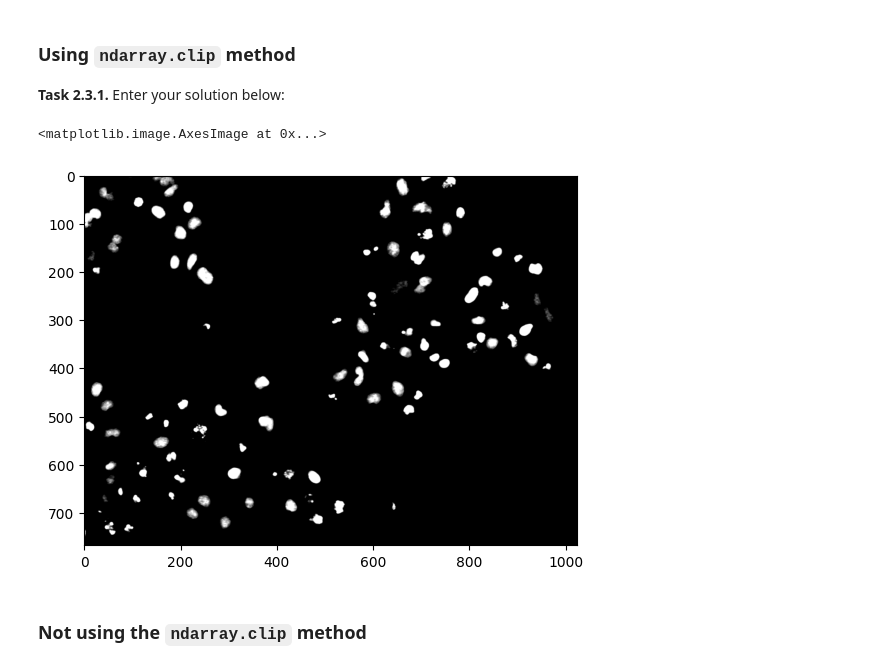
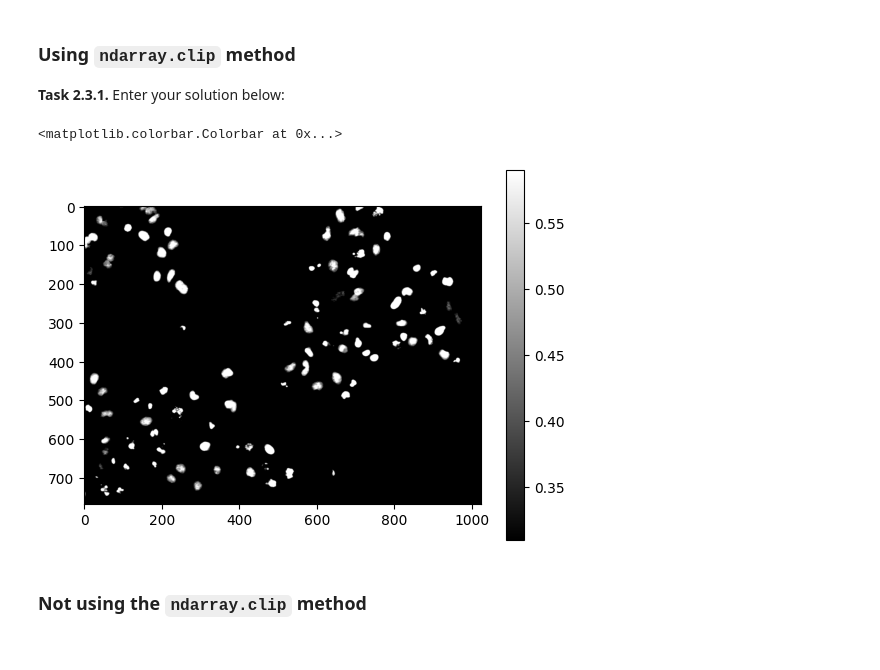
Before and after one commit to grosserC/mobi-fs3-python, a Jupyter notebook: task2.ipynb, the cells around one changed output. Drawn from its saved outputs; the diff is of its cells as text; code cells hidden in the pictures.

```diff
--- a/task2.ipynb
+++ b/task2.ipynb
@@ -49,9 +49,10 @@ T2 = 0.59
 # %%
 plt.figure()
 plt.imshow(img.clip(T1, T2), "gray")
+plt.colorbar()
 # %% [output]
-<matplotlib.image.AxesImage at 0x...>
+<matplotlib.colorbar.Colorbar at 0x...>
-[figure, old version]
+[figure, new version]
 # %% [markdown]
 ### Not using the `ndarray.clip` method
 # %% [markdown]
```
Also changed, not shown: parts of 4 cells of this notebook.
